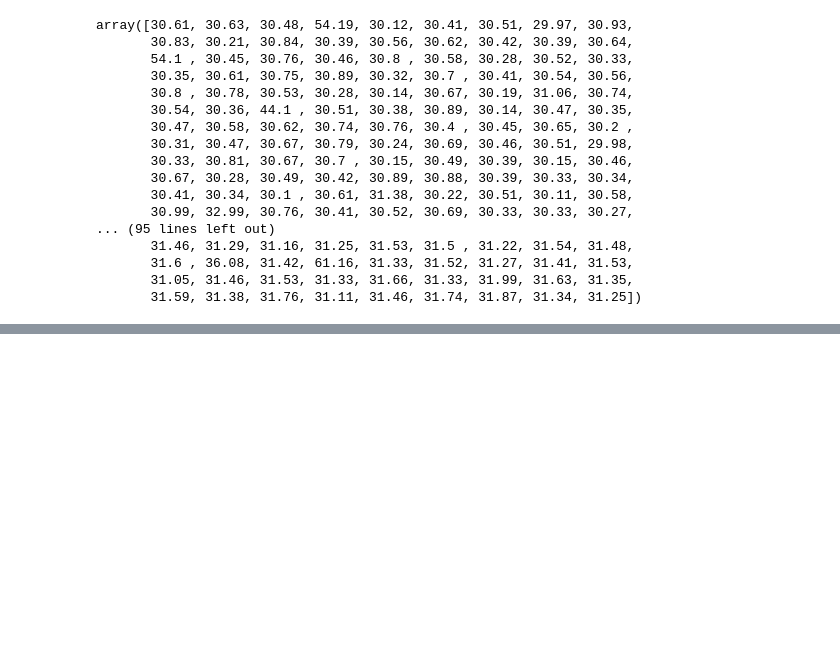
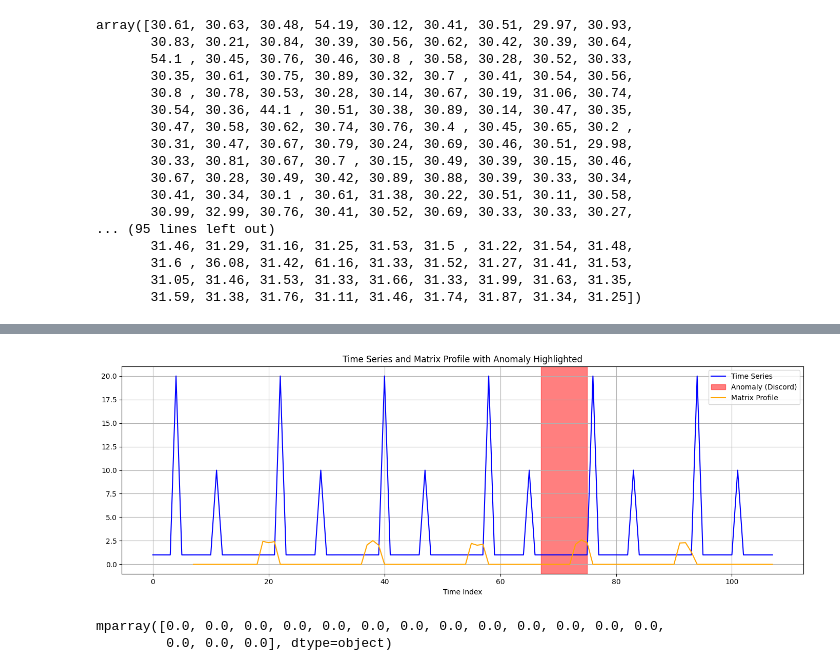
Before and after one commit to shahdivyank/turion-space, a Jupyter notebook: matrix_profile/mp.ipynb, the cells around one changed output, grey strips where cells are left out. Saved outputs shown, nothing was run; the diff lists cells and outputs as text; code cells hidden in the pictures; blank space fills up the shorter version.

```diff
--- a/matrix_profile/mp.ipynb
+++ b/matrix_profile/mp.ipynb
@@ -132,0 +162,45 @@ array([30.61, 30.63, 30.48, 54.19, 30.12, 30.41, 30.51, 29.97, 30.93,
+# %%
+import stumpy
+import numpy as np
+import matplotlib.pyplot as plt
+
+# Example time series data with an anomaly at index 8
+ts = np.array([1, 1, 1, 1, 20, 1, 1 ,1, 1, 1, 1, 10, 1, 1, 1, 1, 1, 1, 1, 1, 1, 1, 20, 1, 1 ,1, 1, 1, 1, 10, 1, 1, 1, 1, 1, 1, 1, 1, 1, 1, 20, 1, 1 ,1, 1, 1, 1, 10, 1, 1, 1, 1, 1, 1, 1, 1, 1, 1, 20, 1, 1 ,1, 1, 1, 1, 10, 1, 1, 1, 1, 1, 1, 1, 1, 1, 1, 20, 1, 1 ,1, 1, 1, 1, 10, 1, 1, 1, 1, 1, 1, 1, 1, 1, 1, 20, 1, 1 ,1, 1, 1, 1, 10, 1, 1, 1, 1, 1, 1]).astype(np.float64)
+
+
+ts = ts + np.random.normal(0, 0.001, size=ts.shape)
+# Subsequence window size
+m = 8
+
+# Compute matrix profile
+mp = stumpy.stump(ts, m)
+matrix_profile = mp[:, 0]
+
+# Find the discord (anomaly = max value in matrix profile)
+discord_idx = np.argmax(matrix_profile)
+
+# Plotting
+plt.figure(figsize=(14, 5))
+
+# Plot original time series
+plt.plot(ts, label="Time Series", color="blue")
+
+# Highlight the discord region
+plt.axvspan(discord_idx, discord_idx + m, color='red', alpha=0.5, label='Anomaly (Discord)')
+
+# Plot matrix profile below
+plt.plot(range(m - 1, len(ts)), matrix_profile, color='orange', label='Matrix Profile')
+
+plt.title("Time Series and Matrix Profile with Anomaly Highlighted")
+plt.xlabel("Time Index")
+plt.legend()
+plt.grid()
+plt.tight_layout()
+plt.show()
+# %% [output]
+[figure, added]
+# %%
+matrix_profile
+# %% [output]
+mparray([0.0, 0.0, 0.0, 0.0, 0.0, 0.0, 0.0, 0.0, 0.0, 0.0, 0.0, 0.0, 0.0,
+         0.0, 0.0, 0.0], dtype=object)
```
Also changed, not shown: parts of 9 cells of this notebook.
